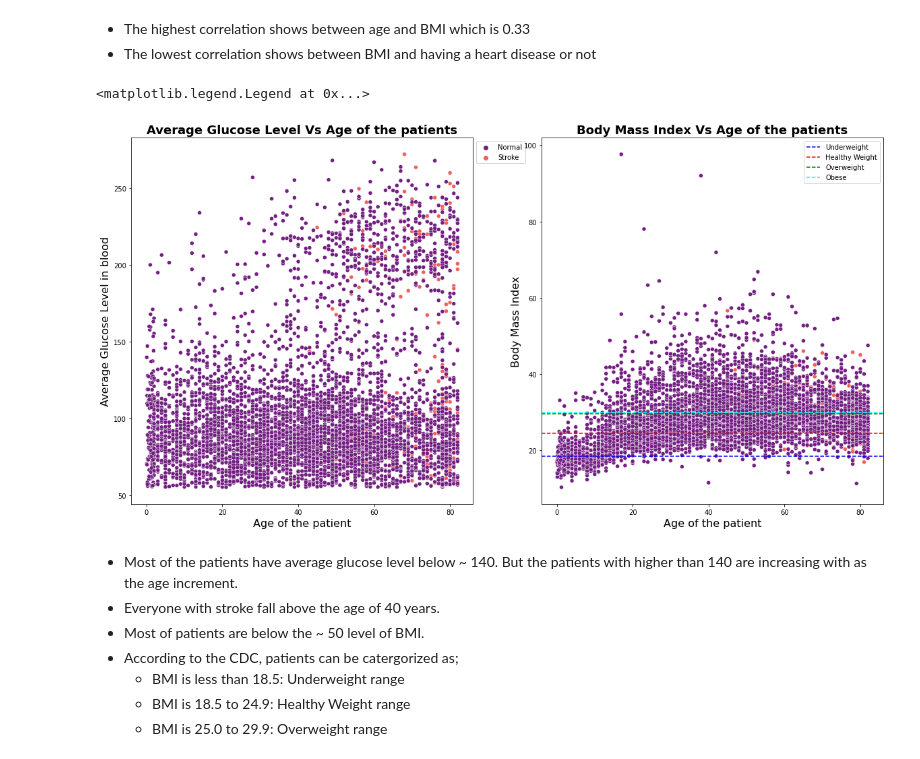
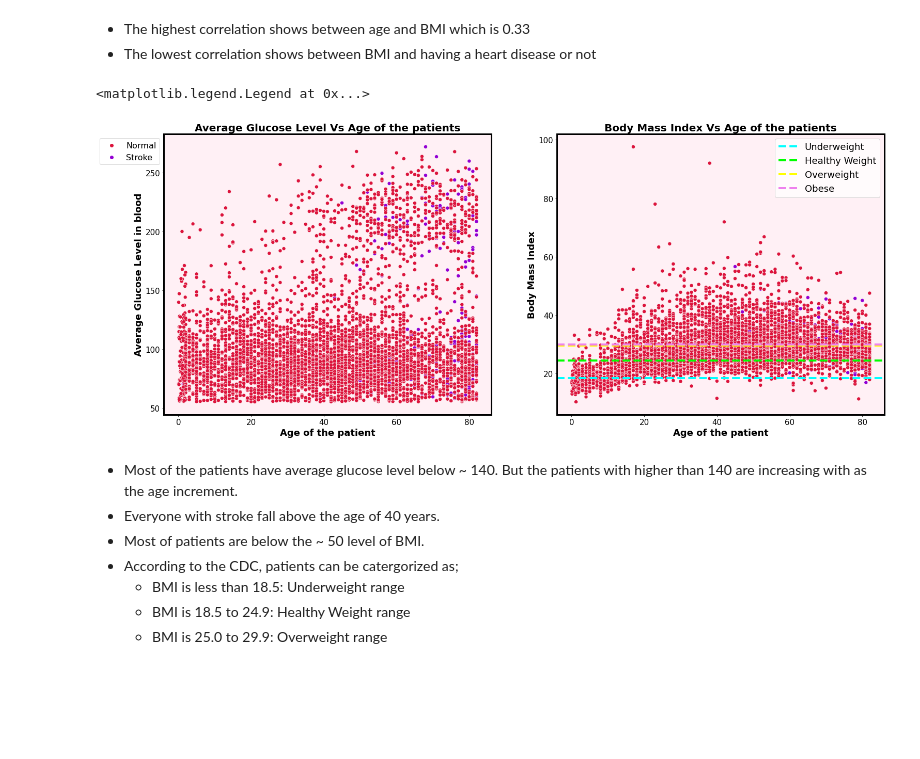
Before and after one commit to sheha919/Stroke_Prediction, a Jupyter notebook: stroke_prediction.ipynb, the cells around one changed output. Saved outputs shown, nothing was run; the diff lists cells and outputs as text; code cells hidden in the pictures; blank space fills up the shorter version.

```diff
--- a/stroke_prediction.ipynb
+++ b/stroke_prediction.ipynb
@@ -313,28 +313,38 @@ Text(0.5, 1.0, 'Correlation between features')
 - The highest correlation shows between age and BMI which is 0.33
 - The lowest correlation shows between BMI and having a heart disease or not
 # %%
-fig, axes = plt.subplots(1,2, figsize = (20,10))
-sns.scatterplot(data = ml_df, x = 'age', y = 'avg_glucose_level', hue = 'stroke', palette="magma", ax= axes[0])
+fig, axes = plt.subplots(1,2, figsize = (25,10), facecolor='w')
+palette_dict = {0: 'crimson' ,  1: 'darkviolet'}
+sns.scatterplot(data = ml_df, x = 'age', y = 'avg_glucose_level', hue = 'stroke', palette=palette_dict, ax= axes[0], marker='o', s=50)
 legend_labels, _= axes[0].get_legend_handles_labels()
-axes[0].legend(legend_labels, ['Normal', 'Stroke'], bbox_to_anchor=(1,1))
-axes[0].set_xlabel('Age of the patient', fontsize = 16)
-axes[0].set_ylabel('Average Glucose Level in blood', fontsize = 16)
-axes[0].set_title('Average Glucose Level Vs Age of the patients', fontsize = 18, fontweight = 'bold')
+axes[0].legend(legend_labels, ['Normal', 'Stroke'], bbox_to_anchor=(0,1), fontsize=16)
+axes[0].tick_params(labelsize=15)
+axes[0].set_xlabel('Age of the patient', fontsize = 18, fontweight = 'bold')
+axes[0].set_ylabel('Average Glucose Level in blood', fontsize = 18, fontweight = 'bold')
+axes[0].set_title('Average Glucose Level Vs Age of the patients', fontsize = 20, fontweight = 'bold')
+axes[0].set_facecolor('lavenderblush')
+for axis in ['top','bottom','left','right']:
+  axes[0].spines[axis].set_linewidth(3)
 
 
-sns.scatterplot(data = ml_df, x = 'age', y = 'bmi', hue = 'stroke', palette="magma", ax = axes[1], legend= False)
-axes[1].set_xlabel('Age of the patient', fontsize = 16)
-axes[1].set_ylabel('Body Mass Index', fontsize = 16)
-axes[1].set_title('Body Mass Index Vs Age of the patients', fontsize = 18, fontweight = 'bold')
-axes[1].axhline(18.5, ls = '--', color = 'blue', label = 'Underweight')
-axes[1].axhline(24.5, ls = '--', color = 'red', label = 'Healthy Weight')
-axes[1].axhline(29.5, ls = '--', color = 'green', label = 'Overweight')
-axes[1].axhline(30, ls = '--', color = 'cyan', label = 'Obese')
+palette_dict = {0: 'crimson' ,  1: 'darkviolet'}
+sns.scatterplot(data = ml_df, x = 'age', y = 'bmi', hue = 'stroke', palette=palette_dict, ax = axes[1], legend= False, marker='o', s=50)
+axes[1].set_xlabel('Age of the patient', fontsize = 18, fontweight = 'bold')
+axes[1].set_ylabel('Body Mass Index', fontsize = 18, fontweight = 'bold')
+axes[1].set_title('Body Mass Index Vs Age of the patients', fontsize = 20, fontweight = 'bold')
+axes[1].tick_params(labelsize=15)
+axes[1].axhline(18.5, ls = '--', color = 'aqua', label = 'Underweight', linewidth= 4)
+axes[1].axhline(24.5, ls = '--', color = 'lime', label = 'Healthy Weight', linewidth= 4)
+axes[1].axhline(29.5, ls = '--', color = 'yellow', label = 'Overweight', linewidth= 4)
+axes[1].axhline(30, ls = '--', color = 'violet', label = 'Obese', linewidth= 4)
+axes[1].set_facecolor('lavenderblush')
+for axis in ['top','bottom','left','right']:
+  axes[1].spines[axis].set_linewidth(3)
 
-axes[1].legend()
+axes[1].legend(fontsize = 18)
 # %% [output]
 <matplotlib.legend.Legend at 0x...>
-[figure, old version]
+[figure, new version]
 # %% [markdown]
 - Most of the patients have average glucose level below ~ 140. But the patients with higher than 140 are increasing with as the age increment.
 - Everyone with stroke fall above the age of 40 years.
```
Also changed, not shown: parts of 29 cells of this notebook.
